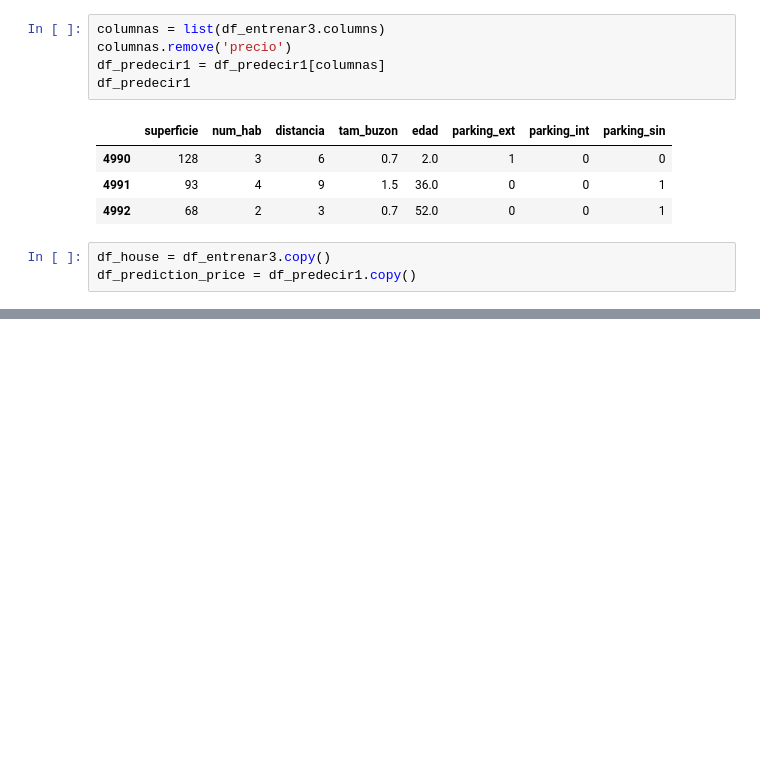
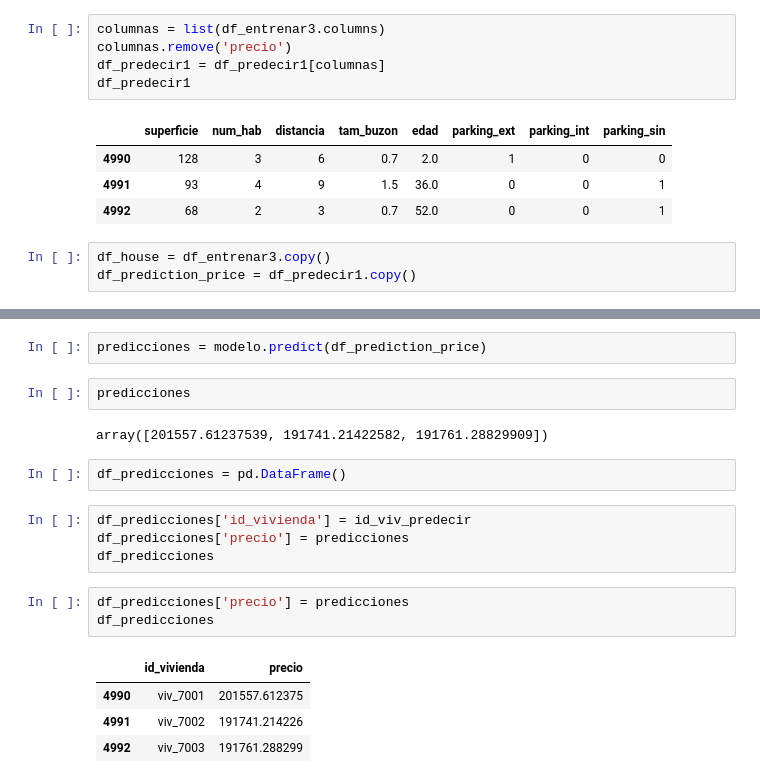
Before and after one commit to haroldavis/Clasification-model, a Jupyter notebook: price-house.ipynb, the cells around one changed output, grey strips where cells are left out. Saved outputs shown, nothing was run; the diff lists cells and outputs as text; blank space fills up the shorter version.

```diff
--- a/price-house.ipynb
+++ b/price-house.ipynb
@@ -343,0 +455,20 @@ df_prediction_price = df_predecir1.copy()
+# %%
+predicciones = modelo.predict(df_prediction_price)
+# %%
+predicciones
+# %% [output]
+array([201557.61237539, 191741.21422582, 191761.28829909])
+# %%
+df_predicciones = pd.DataFrame()
+# %%
+df_predicciones['id_vivienda'] = id_viv_predecir
+df_predicciones['precio'] = predicciones
+df_predicciones
+# %%
+df_predicciones['precio'] = predicciones
+df_predicciones
+# %% [output]
+|  | id_vivienda | precio |
+| 4990 | viv_7001 | 201557.612375 |
+| 4991 | viv_7002 | 191741.214226 |
+| 4992 | viv_7003 | 191761.288299 |
```
Also changed, not shown: parts of 12 cells of this notebook, 4 other files.
